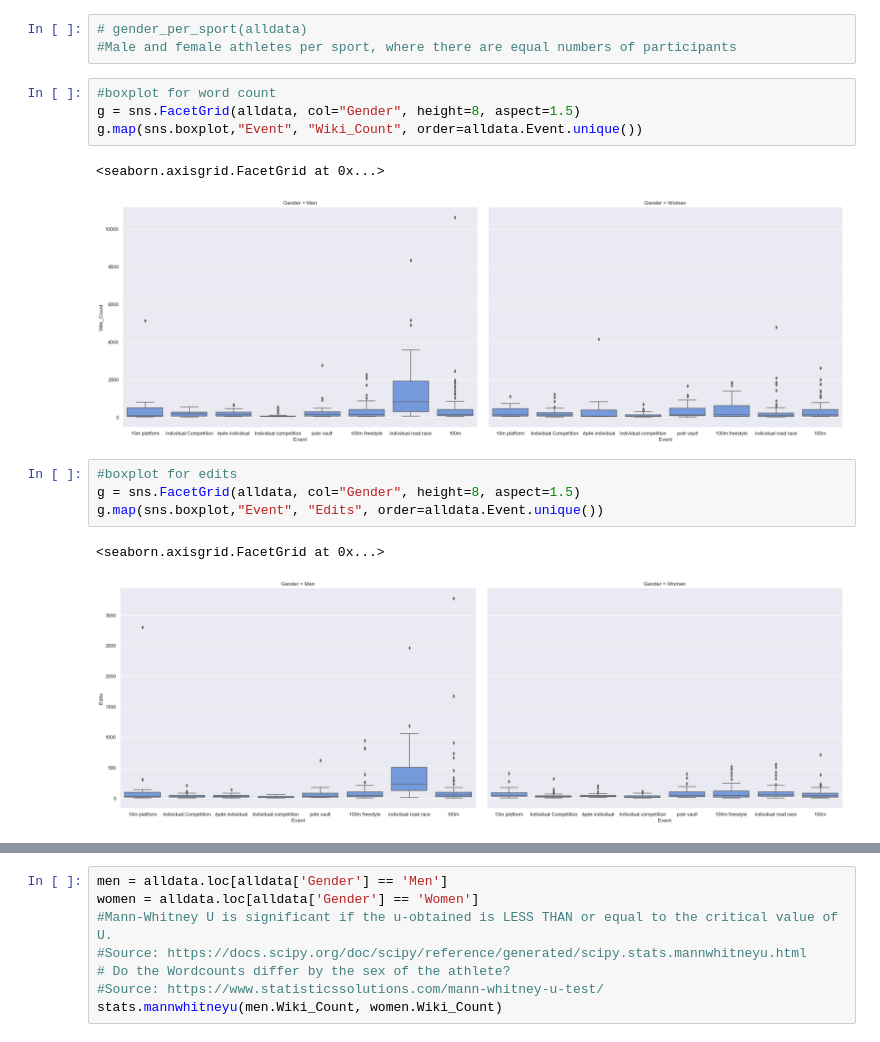
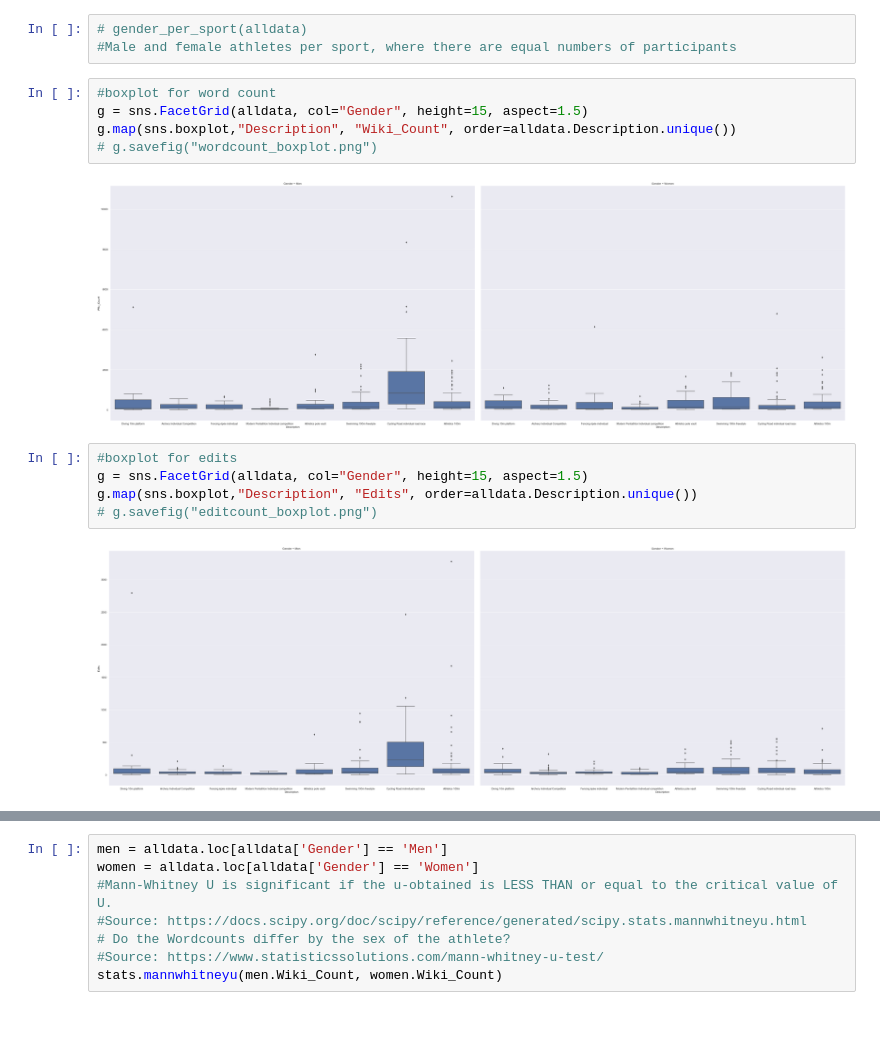
Before and after one commit to Tumbraegel/data-science-project, a Jupyter notebook: Get_Wiki_Count/Data_Analysis.ipynb, the cells around one changed output, grey strips where cells are left out. Cells and saved outputs as stored; diff of their text form.

Commit message:
exported the plots and u test for edits

```diff
--- a/Get_Wiki_Count/Data_Analysis.ipynb
+++ b/Get_Wiki_Count/Data_Analysis.ipynb
@@ -392,16 +422,16 @@ def gender_per_sport(data):
 #Male and female athletes per sport, where there are equal numbers of participants
 # %%
 #boxplot for word count
-g = sns.FacetGrid(alldata, col="Gender", height=8, aspect=1.5)
-g.map(sns.boxplot,"Event", "Wiki_Count", order=alldata.Event.unique())
+g = sns.FacetGrid(alldata, col="Gender", height=15, aspect=1.5)
+g.map(sns.boxplot,"Description", "Wiki_Count", order=alldata.Description.unique())
+# g.savefig("wordcount_boxplot.png")
 # %% [output]
-<seaborn.axisgrid.FacetGrid at 0x...>
-[figure, old version]
+[figure, new version]
 # %%
 #boxplot for edits
-g = sns.FacetGrid(alldata, col="Gender", height=8, aspect=1.5)
-g.map(sns.boxplot,"Event", "Edits", order=alldata.Event.unique())
+g = sns.FacetGrid(alldata, col="Gender", height=15, aspect=1.5)
+g.map(sns.boxplot,"Description", "Edits", order=alldata.Description.unique())
+# g.savefig("editcount_boxplot.png")
 # %% [output]
-<seaborn.axisgrid.FacetGrid at 0x...>
-[figure, old version]
+[figure, new version]
 # %%
```
Also changed, not shown: parts of 17 cells of this notebook, 13 other files.
